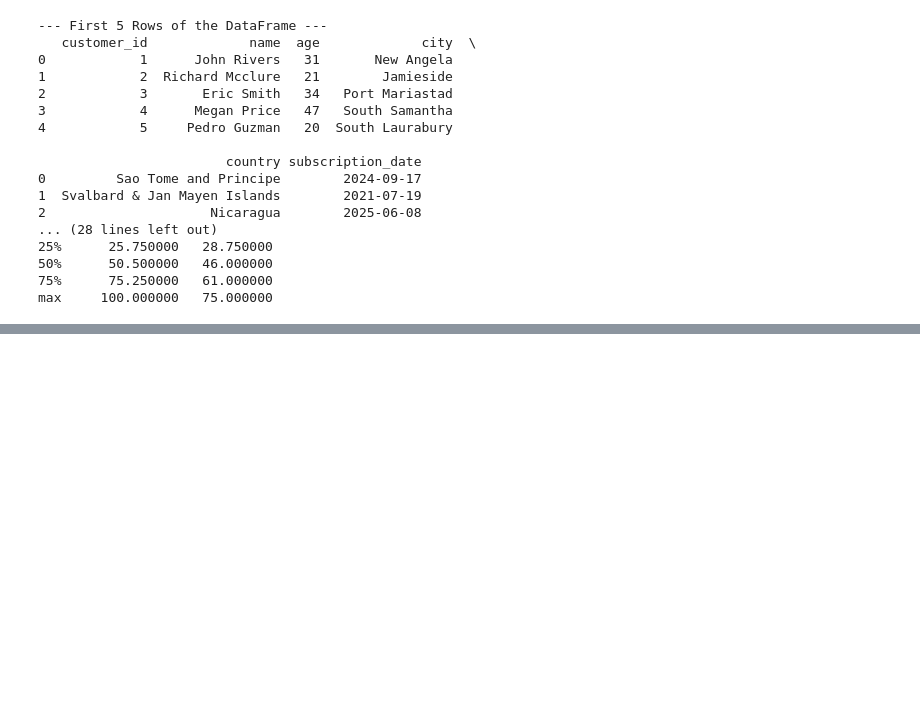
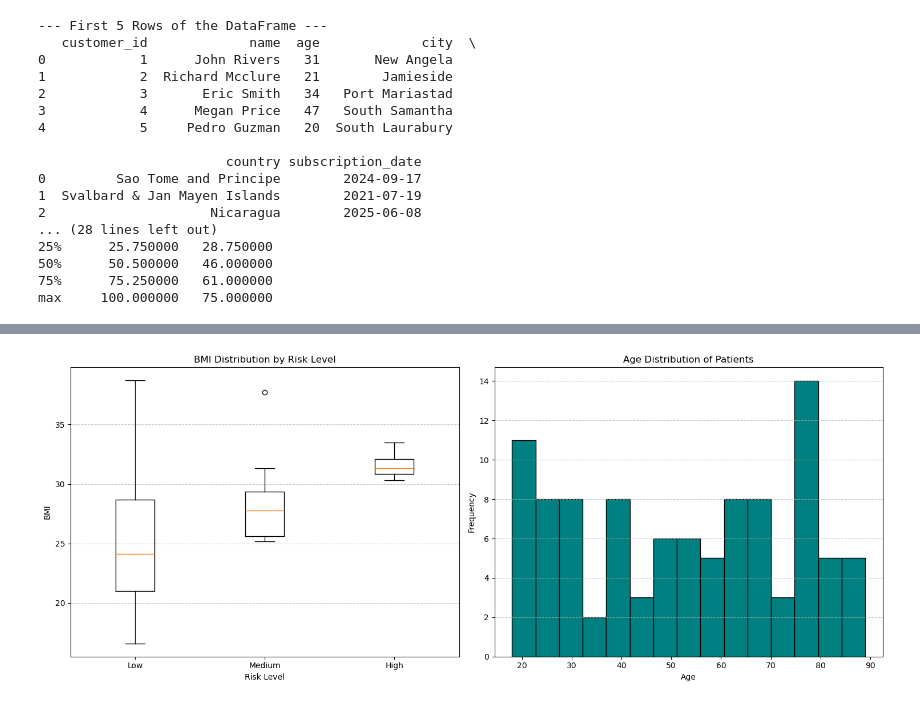
Before and after one commit to josvaEilertsen/ITAYAProdject, a Jupyter notebook: notebook.ipynb, the cells around one changed output, grey strips where cells are left out. Saved outputs shown, nothing was run; the diff lists cells and outputs as text; code cells hidden in the pictures; blank space fills up the shorter version.

```diff
--- a/notebook.ipynb
+++ b/notebook.ipynb
@@ -110,0 +236,98 @@ Name: age, dtype: bool
+# %%
+print("\n" + "="*50 + "\n")
+print("--- Starting Question 3: Health Data Analysis ---")
+print("="*50 + "\n")
+
+#3a
+print("\n--- Question 3a: Load and Explore health_data.csv ---")
+
+#Load dataset
+df_health = pd.read_csv('health_data.csv')
+
+#Explore
+print("--- First 5 Rows ---")
+print(df_health.head())
+print("\n--- DataFrame Info ---")
+df_health.info()
+
+#Identify missing
+print("\n--- Missing Values ---")
+print(df_health.isnull().sum())
+
+#Identify duplicates
+print("\n--- Duplicate Rows ---")
+print(f"Number of duplicate rows: {df_health.duplicated().sum()}")
+
+#Explore numerical data
+print("\n--- Descriptive Statistics ---")
+print(df_health.describe())
+print("-" * 30)
+
+#3b
+print("\n--- Question 3b: Clean blood_pressure Column ---")
+
+#extract first number and convert to float
+#cleans data like 120/80 by extracting 120
+df_health['blood_pressure_cleaned'] = df_health['blood_pressure'].astype(str).str.extract(r'(\d+)').astype(float)
+
+print("Blood pressure column cleaned (showing first 5):")
+print(df_health[['blood_pressure', 'blood_pressure_cleaned']].head())
+print("-" * 30)
+
+#3c
+print("\n--- Question 3c: Create risk_level Column ---")
+
+#Define function
+def classify_risk(row):
+    if (row['BMI'] > 30) and (row['disease_score'] > 80):
+        return 'High'
+    elif (row['BMI'] > 25) and (row['disease_score'] > 60):
+        return 'Medium'
+    else:
+        return 'Low'
+
+#Apply the function
+df_health['risk_level'] = df_health.apply(classify_risk, axis=1)
+
+print("DataFrame with new 'risk_level' column:")
+print(df_health[['BMI', 'disease_score', 'risk_level']].head(10))
+print("-" * 30)
+
+#3d
+print("\n--- Question 3d: GroupBy risk_level ---")
+
+#Calculate average BMI and disease score per risk_level
+risk_group_stats = df_health.groupby('risk_level')[['BMI', 'disease_score']].mean()
+
+print("Average BMI and Disease Score by Risk Level:")
+print(risk_group_stats)
+print("-" * 30)
+
+#3e
+print("\n--- Question 3e: Box Plot and Histogram ---")
+
+#Create figure with two subplots
+fig, (ax1, ax2) = plt.subplots(nrows=1, ncols=2, figsize=(15, 6))
+
+#Plot 1
+risk_order = ['Low', 'Medium', 'High']
+bmi_data_by_risk = [df_health['BMI'][df_health['risk_level'] == level] for level in risk_order]
+
+ax1.boxplot(bmi_data_by_risk, labels=risk_order)
+ax1.set_title('BMI Distribution by Risk Level')
+ax1.set_xlabel('Risk Level')
+ax1.set_ylabel('BMI')
+ax1.grid(axis='y', linestyle='--', alpha=0.7)
+
+#Plot 2
+ax2.hist(df_health['age'], bins=15, color='teal', edgecolor='black')
+ax2.set_title('Age Distribution of Patients')
+ax2.set_xlabel('Age')
+ax2.set_ylabel('Frequency')
+ax2.grid(axis='y', linestyle='--', alpha=0.7)
+
+plt.tight_layout()
+print("Displaying box plot and histogram...")
+
+plt.show()
+# %% [output]
@@ -110,0 +352 @@ Name: age, dtype: bool
+[figure, added]
```
Also changed, not shown: parts of 13 cells of this notebook, 4 other files.
